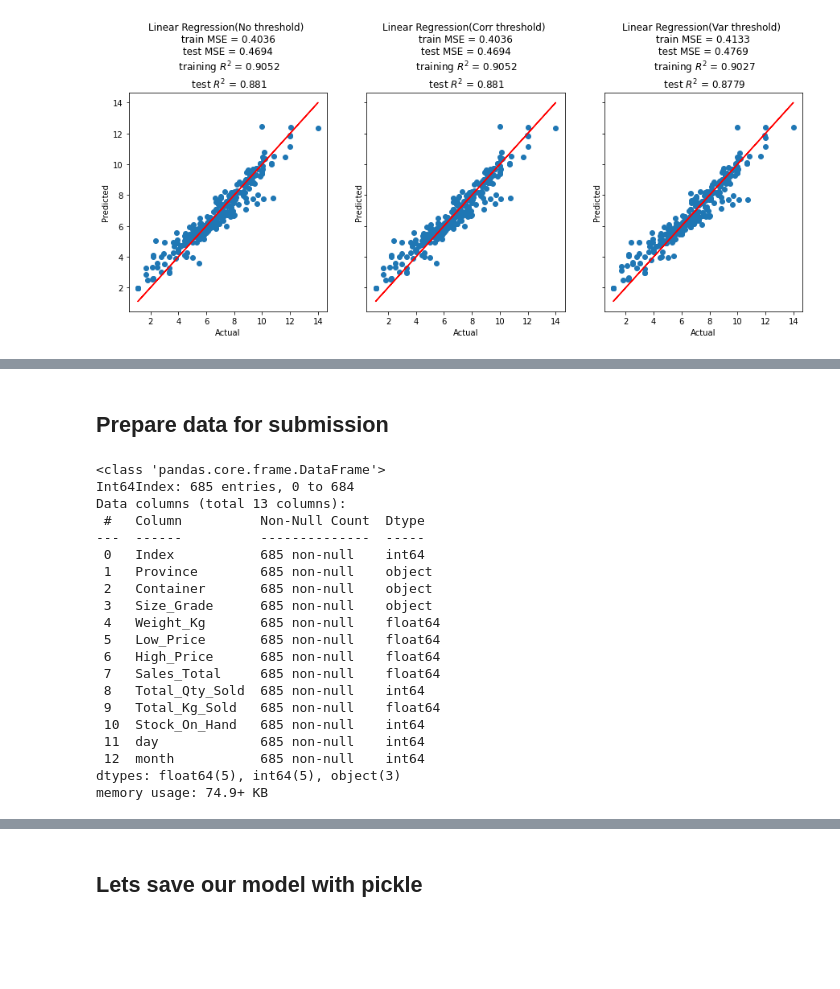
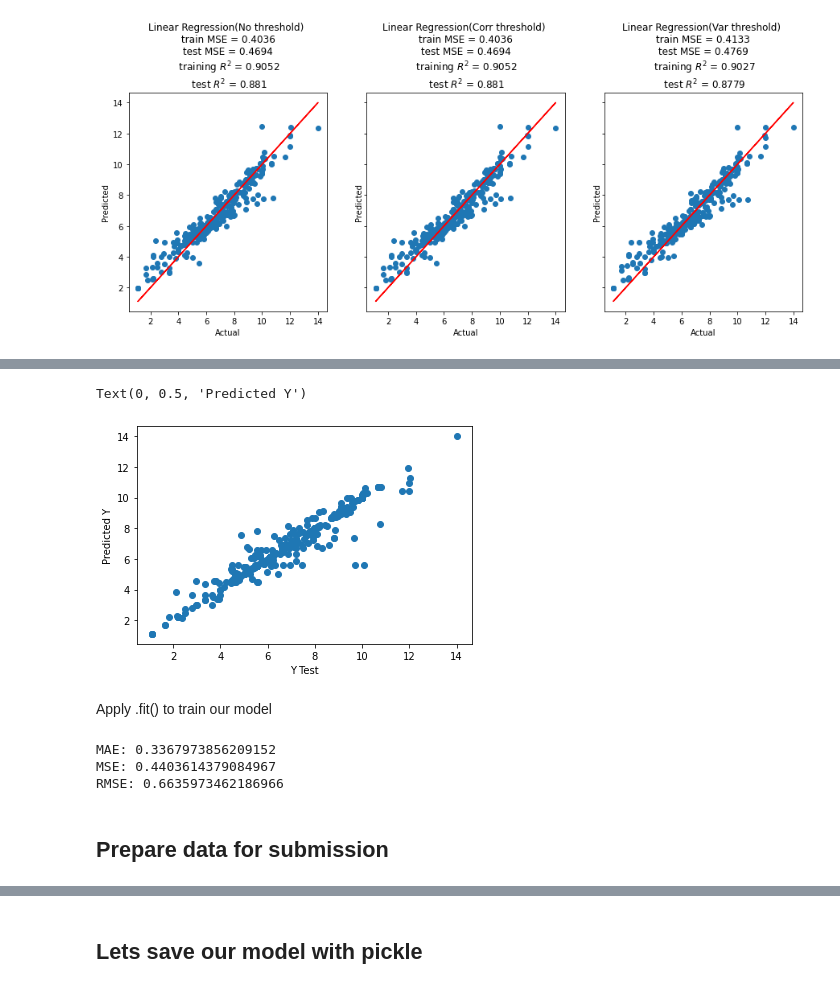
Before and after one commit to Mahlomola-Moses/team_ts_4, a Jupyter notebook: Team ts4.ipynb, the cells around one changed output, grey strips where cells are left out. Cells and saved outputs as stored; diff of their text form; code cells hidden in the pictures; blank space fills up the shorter version.

```diff
--- a/Team ts4.ipynb
+++ b/Team ts4.ipynb
@@ -534,3 +564,21 @@ for i in range(3):
+# %%
+plt.scatter(x=y_test,y=pred)
+plt.xlabel('Y Test')
+plt.ylabel('Predicted Y')
+# %% [output]
+Text(0, 0.5, 'Predicted Y')
+[figure, added]
+# %% [markdown]
+Apply  .fit() to train our model
+# %%
+from sklearn import metrics
+print('MAE:', metrics.mean_absolute_error(y_test, pred))
+print('MSE:', metrics.mean_squared_error(y_test, pred))
+print('RMSE:', np.sqrt(metrics.mean_squared_error(y_test, pred)))
+# %% [output]
+MAE: 0.3367973856209152
+MSE: 0.4403614379084967
+RMSE: 0.6635973462186966
 # %% [markdown]
 ## Prepare data for submission
 # %%
@@ -542,29 +590,6 @@ df_test['year'] = df_test['Date'].dt.year
 # %%
 df_test = df_test[df_test.Commodities == 'APPLE GOLDEN DELICIOUS'] # filter for APPLE GOLDEN DELICIOUS
 df_test = df_test.drop(['Commodities','Date','year'], axis = 1)
-# %%
-df_test.info()
-# %% [output]
-<class 'pandas.core.frame.DataFrame'>
-Int64Index: 685 entries, 0 to 684
-Data columns (total 13 columns):
- #   Column          Non-Null Count  Dtype
----  ------          --------------  -----
- 0   Index           685 non-null    int64
- 1   Province        685 non-null    object
- 2   Container       685 non-null    object
- 3   Size_Grade      685 non-null    object
- 4   Weight_Kg       685 non-null    float64
- 5   Low_Price       685 non-null    float64
- 6   High_Price      685 non-null    float64
- 7   Sales_Total     685 non-null    float64
- 8   Total_Qty_Sold  685 non-null    int64
- 9   Total_Kg_Sold   685 non-null    float64
- 10  Stock_On_Hand   685 non-null    int64
- 11  day             685 non-null    int64
- 12  month           685 non-null    int64
-dtypes: float64(5), int64(5), object(3)
-memory usage: 74.9+ KB
 # %%
 df_test = pd.get_dummies(df_test)
 df_test.columns = [col.replace(" ","_") for col in df_test.columns]
```
Also changed, not shown: parts of 11 cells of this notebook, 1 other file.
